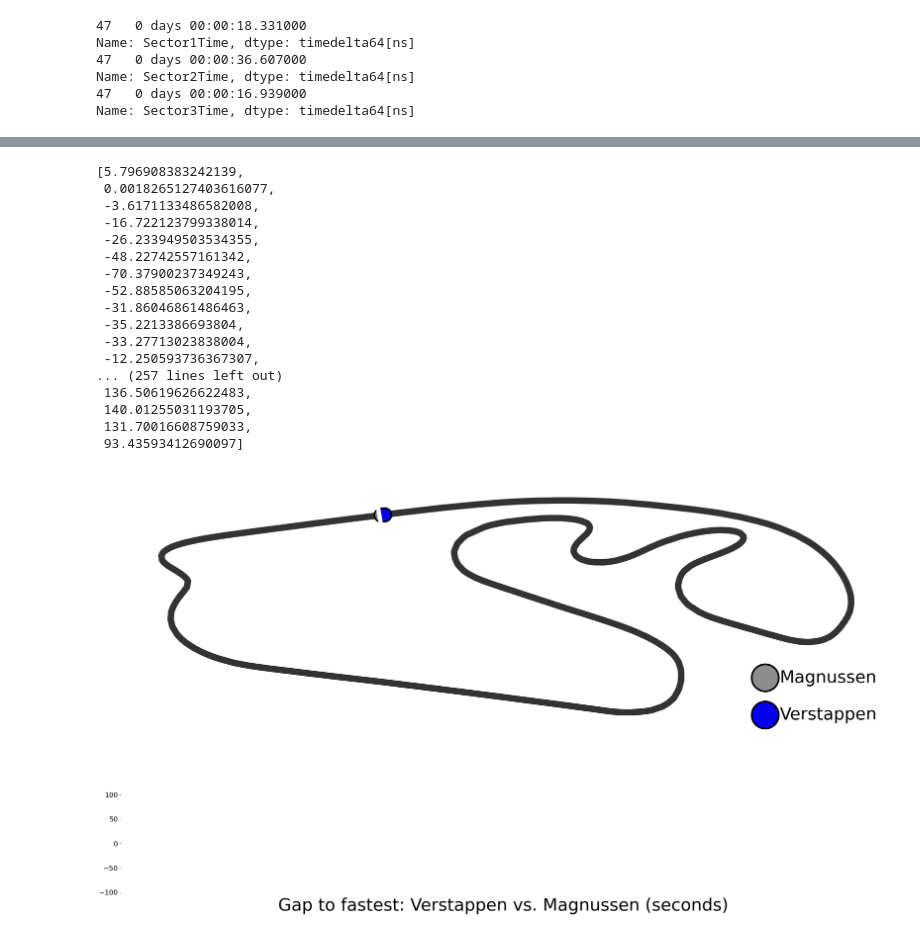
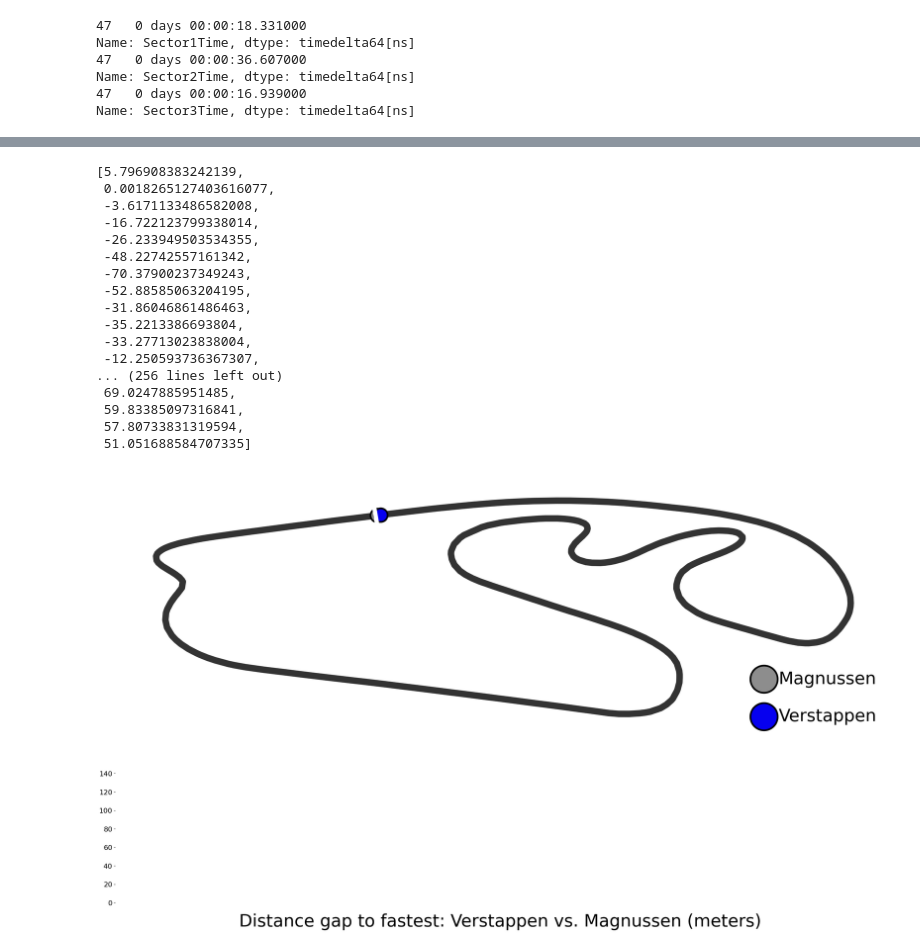
Before and after one commit to borchand/Data_viz, a Jupyter notebook: lap_animation.ipynb, the cells around one changed output, grey strips where cells are left out. Drawn from its saved outputs; the diff is of its cells as text; code cells hidden in the pictures.

Commit message:
Small fix to lap animation

```diff
--- a/lap_animation.ipynb
+++ b/lap_animation.ipynb
@@ -58,7 +63,7 @@ best_lap_tel_ver = fast_ver.pick_lap(22).get_telemetry()
 # %%
 ani_lap_mag_pos = best_lap_mag_pos.merge_channels(best_lap_tel_mag)
 ani_lap_mag_pos = ani_lap_mag_pos.where(ani_lap_mag_pos["Source"] != 'car')
-ani_lap_mag_pos = ani_lap_mag_pos[ani_lap_mag_pos['Time'].notna()].reset_index(drop=True)
+ani_lap_mag_pos = ani_lap_mag_pos[ani_lap_mag_pos['Time'].notna()].reset_index(drop=True).drop([272]).reset_index(drop=True)
 ani_lap_mag_pos
 # %% [output]
 |  | Date | SessionTime | DriverAhead | DistanceToDriverAhead | Time | RPM | Speed | nGear | Throttle | ... |
@@ -77,7 +82,7 @@ ani_lap_mag_pos
 # %%
 ani_lap_ver_pos = best_lap_ver_pos.merge_channels(best_lap_tel_ver)
 ani_lap_ver_pos = ani_lap_ver_pos.where(ani_lap_ver_pos["Time"] <= ani_lap_mag_pos["Time"].max()).where(ani_lap_ver_pos["Source"] != 'car')
-ani_lap_ver_pos = ani_lap_ver_pos[ani_lap_ver_pos['Time'].notna()].reset_index(drop=True)
+ani_lap_ver_pos = ani_lap_ver_pos[ani_lap_ver_pos['Time'].notna()].reset_index(drop=True).drop([50, 150, 200]).reset_index(drop=True)
 ani_lap_ver_pos
 # %% [output]
 |  | Date | SessionTime | DriverAhead | DistanceToDriverAhead | Time | RPM | Speed | nGear | Throttle | ... |
@@ -131,11 +136,11 @@ gaps
  -35.2213386693804,
  -33.27713023838004,
  -12.250593736367307,
-... (257 lines left out)
- 136.50619626622483,
- 140.01255031193705,
- 131.70016608759033,
- 93.43593412690097]
+... (256 lines left out)
+ 69.0247885951485,
+ 59.83385097316841,
+ 57.80733831319594,
+ 51.051688584707335]
 # %%
 mag_gaps = [0 if gap > 0 else -gap for gap in gaps]
 ver_gaps = [0 if gap < 0 else gap for gap in gaps]
@@ -205,35 +210,35 @@ ax[0].set_xlim([-6000, 5500])
 ax[0].set_ylim([-2500, 5500])
 ax[0].xaxis.set_visible(False)
 ax[0].yaxis.set_visible(False)
 ax[0].spines['top'].set_visible(False)
 ax[0].spines['right'].set_visible(False)
 ax[0].spines['bottom'].set_visible(False)
 ax[0].spines['left'].set_visible(False)
 
 ax[1].set_xlim([0, numframes])
 
-ax[1].set_ylim([min(gaps) - .2, max(gaps) + .2])
+ax[1].set_ylim([0, max([abs(gap) for gap in gaps])])
 
 ax[1].xaxis.set_visible(False)
 ax[1].spines['top'].set_visible(False)
 ax[1].spines['right'].set_visible(False)
 ax[1].spines['bottom'].set_visible(False)
 ax[1].spines['left'].set_visible(False)
-ax[1].set_title("Gap to fastest: Verstappen vs. Magnussen (seconds)", fontsize = 40, y=-0.1)
+ax[1].set_title("Distance gap to fastest: Verstappen vs. Magnussen (meters)", fontsize = 40, y=-0.2)
 ax[1].yaxis.set_tick_params(labelsize=16)
 
 ani = animation.FuncAnimation(fig, update_plot, frames=range(numframes),
                                 fargs=[scat_mag, scat_ver, speed_line_mag[0], speed_line_ver[0]], blit = False, interval=500, repeat=True)
 
 
 plt.show()
 # To save the animation using Pillow as a gif
 # writer = animation.PillowWriter(fps=20,
 #                                 metadata=dict(artist='Sebastian'))
 # ani.save('./figures/lap_animation.gif', writer=writer)
 
 # to save the animation using FFMpegWritter as a mp4
-writervideo = animation.FFMpegWriter(fps=20) # brew install ffmpeg (if not working)
-ani.save('./figures/lap_animation.mp4', writer=writervideo)
+# writervideo = animation.FFMpegWriter(fps=20) # brew install ffmpeg (if not working)
+# ani.save('./figures/lap_animation.mp4', writer=writervideo)
 # %% [output]
-[figure, old version]
+[figure, new version]
```
Also changed, not shown: parts of 3 cells of this notebook, 2 other files.
